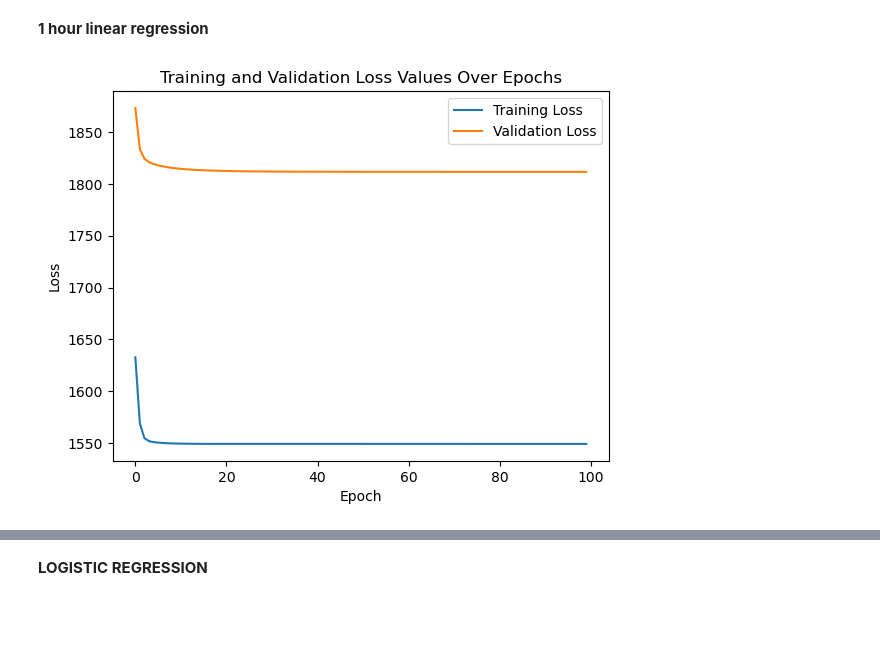
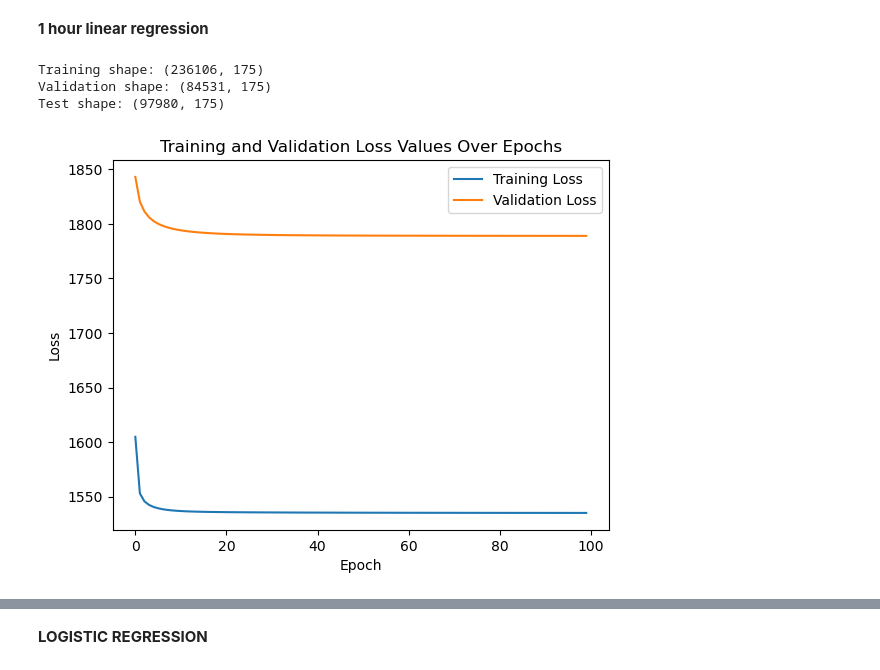
Before and after one commit to UC-Berkeley-I-School/207-Summer26-FinalProject-MLModel, a Jupyter notebook: Baseline_Model/4hr_1hr_baseline_YvonneChook.ipynb, the cells around one changed output, grey strips where cells are left out. Drawn from its saved outputs; the diff is of its cells as text; code cells hidden in the pictures; blank space fills up the shorter version.

```diff
--- a/Baseline_Model/4hr_1hr_baseline_YvonneChook.ipynb
+++ b/Baseline_Model/4hr_1hr_baseline_YvonneChook.ipynb
@@ -158,7 +181,7 @@ Index(['date', 'scheduled_dep_dt', 'actual_dep_dt', 'carrier_code',
 # %%
 #feature selection
 
-features = [
+numeric_features = [
     "scheduled_elapsed_time_minutes",
     "year",
     "month",
@@ -185,4 +208,12 @@ features = [
     "airport_departures_observed_1h"
 ]
 
+categorical_features = [
+    "carrier_code",
+    "destination_airport",
+    "model"
+]
+
+features = numeric_features + categorical_features
+
 target = "departure_delay_minutes"
@@ -207,0 +256,11 @@ four_X_test_scaled = scaler.transform(four_X_test)
+# %%
+# Fit only on training data
+four_X_train_processed = preprocessor.fit_transform(four_X_train)
+
+# Apply the same fitted transformations to validation and test data
+four_X_val_processed = preprocessor.transform(four_X_val)
+four_X_test_processed = preprocessor.transform(four_X_test)
+
+print("Training shape:", four_X_train_processed.shape)
+print("Validation shape:", four_X_val_processed.shape)
+print("Test shape:", four_X_test_processed.shape)
@@ -320,40 +383,48 @@ one_X_test = one_test_df[features]
 one_y_test = one_test_df[target]
 
 # scale features
-scaler = StandardScaler()
+one_X_train_processed = preprocessor.fit_transform(one_X_train)
 
-one_X_train_scaled = scaler.fit_transform(one_X_train)
-one_X_val_scaled = scaler.transform(one_X_val)
-one_X_test_scaled = scaler.transform(one_X_test)
+# Apply the same fitted transformations to validation and test data
+one_X_val_processed = preprocessor.transform(one_X_val)
+one_X_test_processed = preprocessor.transform(one_X_test)
+
+print("Training shape:", one_X_train_processed.shape)
+print("Validation shape:", one_X_val_processed.shape)
+print("Test shape:", one_X_test_processed.shape)
+# %% [output]
+Training shape: (236106, 175)
+Validation shape: (84531, 175)
+Test shape: (97980, 175)
 # %%
 # train model
 
 one_model = build_model(
-    num_features=one_X_train_scaled.shape[1],
+    num_features=one_X_train_processed.shape[1],
     learning_rate=0.001
 )
 
 one_trained_model = one_model.fit(
-    one_X_train_scaled,
+    one_X_train_processed,
     one_y_train,
-    validation_data=(one_X_val_scaled, one_y_val),
+    validation_data=(one_X_val_processed, one_y_val),
     epochs=100,
     batch_size=32,
     verbose = 0
 )
 
 #plot output
 #plot
 plt.plot(one_trained_model.history['loss'], label="Training Loss")
 plt.plot(one_trained_model.history['val_loss'], label="Validation Loss")
 
 plt.xlabel("Epoch")
 plt.ylabel("Loss")
 plt.title("Training and Validation Loss Values Over Epochs")
 plt.legend()
 plt.show()
 # %% [output]
-[figure, old version]
+[figure, new version]
 # %%
 #Obtain weight and bias
 one_weights, one_bias = one_model.layers[0].get_weights()
```
Also changed, not shown: parts of 19 cells of this notebook.
